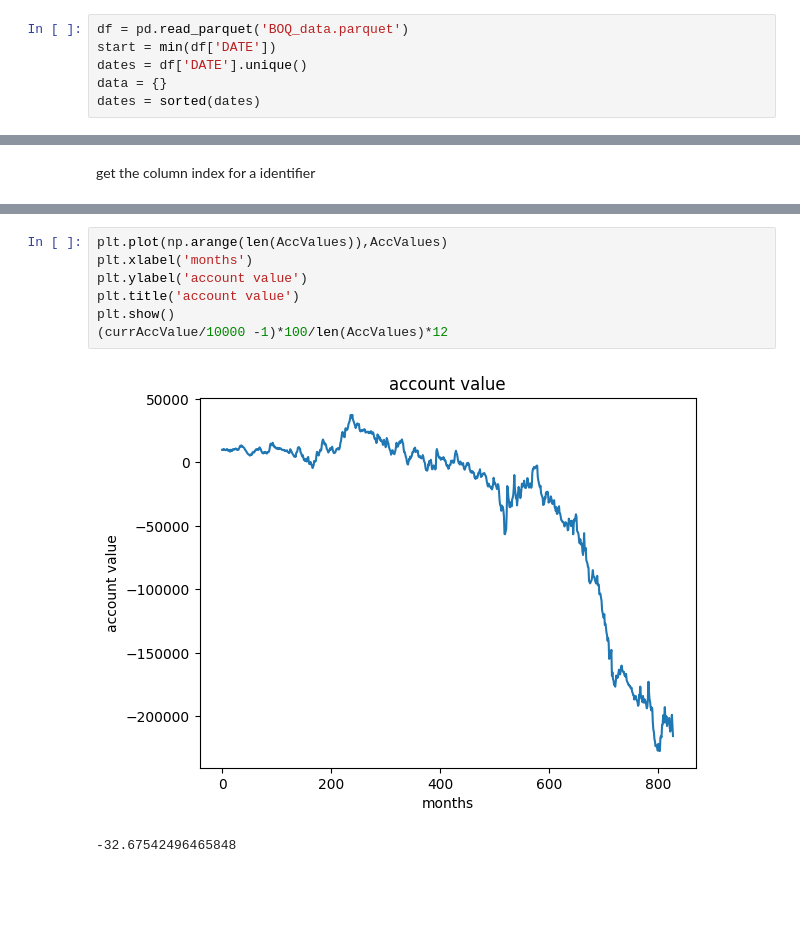
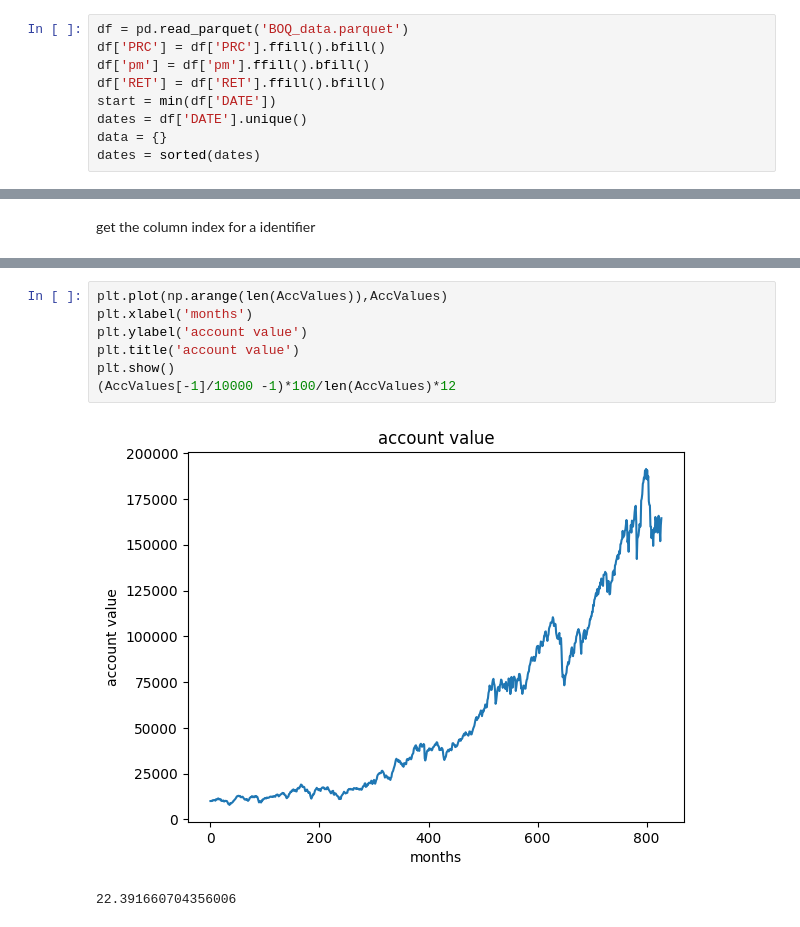
Before and after one commit to ebcfireball/Battle-of-Quants, a Jupyter notebook: quant_battle/test.ipynb, the cells around one changed output, grey strips where cells are left out. Saved outputs shown, nothing was run; the diff lists cells and outputs as text; blank space fills up the shorter version.

```diff
--- a/quant_battle/test.ipynb
+++ b/quant_battle/test.ipynb
@@ -6,6 +6,9 @@ import matplotlib.pyplot as plt
 This sets all the initial variables
 # %%
 df = pd.read_parquet('BOQ_data.parquet')
+df['PRC'] = df['PRC'].ffill().bfill()
+df['pm'] = df['pm'].ffill().bfill()
+df['RET'] = df['RET'].ffill().bfill()
 start = min(df['DATE'])
 dates = df['DATE'].unique()
 data = {}
@@ -110,10 +113,10 @@ sharpe_ratio
 # %%
 plt.plot(np.arange(len(AccValues)),AccValues)
 plt.xlabel('months')
 plt.ylabel('account value')
 plt.title('account value')
 plt.show()
-(currAccValue/10000 -1)*100/len(AccValues)*12
+(AccValues[-1]/10000 -1)*100/len(AccValues)*12
 # %% [output]
-[figure, old version]
+[figure, new version]
--32.67542496465848
+22.391660704356006
```
Also changed, not shown: parts of 4 cells of this notebook.
